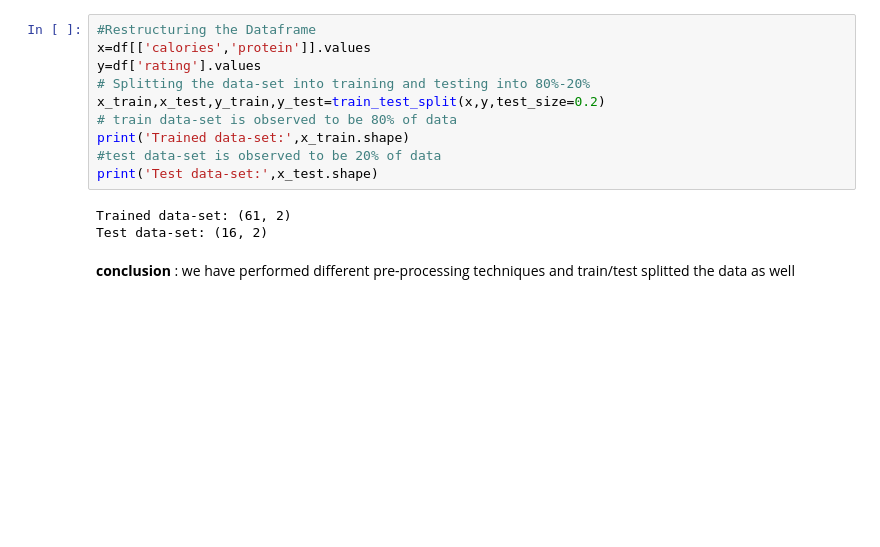
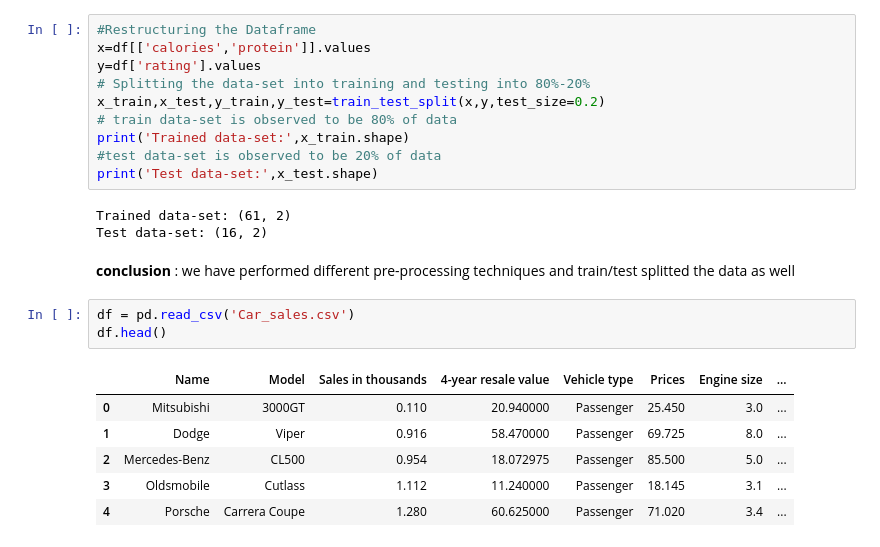
Before and after one commit to yogesh3i/Data_Science_Machine_Learning, a Jupyter notebook: Day-13_Machine_learning/1752_day13_in_class_codes.ipynb, the cells around one changed output. Saved outputs shown, nothing was run; the diff lists cells and outputs as text; blank space fills up the shorter version.

```diff
--- a/Day-13_Machine_learning/1752_day13_in_class_codes.ipynb
+++ b/Day-13_Machine_learning/1752_day13_in_class_codes.ipynb
@@ -357,3 +357,13 @@ Trained data-set: (61, 2)
 Test data-set: (16, 2)
 # %% [markdown]
 <b>conclusion</b> : we have performed different pre-processing techniques and train/test splitted the data as well
+# %%
+df = pd.read_csv('Car_sales.csv')
+df.head()
+# %% [output]
+|  | Name | Model | Sales in thousands | 4-year resale value | Vehicle type | Prices | Engine size | ... |
+| 0 | Mitsubishi | 3000GT | 0.110 | 20.940000 | Passenger | 25.450 | 3.0 | ... |
+| 1 | Dodge | Viper | 0.916 | 58.470000 | Passenger | 69.725 | 8.0 | ... |
+| 2 | Mercedes-Benz | CL500 | 0.954 | 18.072975 | Passenger | 85.500 | 5.0 | ... |
+| 3 | Oldsmobile | Cutlass | 1.112 | 11.240000 | Passenger | 18.145 | 3.1 | ... |
+| 4 | Porsche | Carrera Coupe | 1.280 | 60.625000 | Passenger | 71.020 | 3.4 | ... |
```
Also changed, not shown: parts of 2 cells of this notebook, 1 other file.
